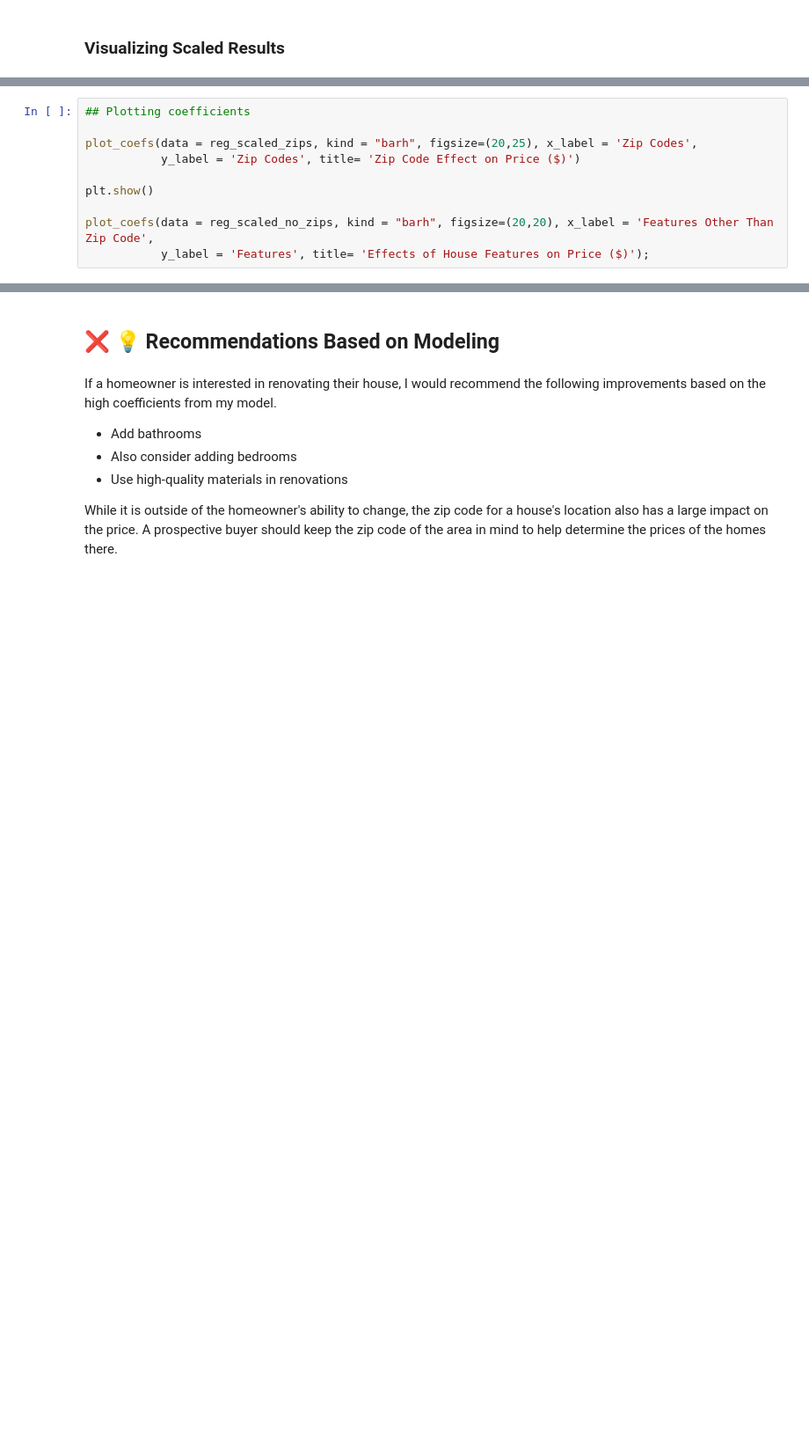
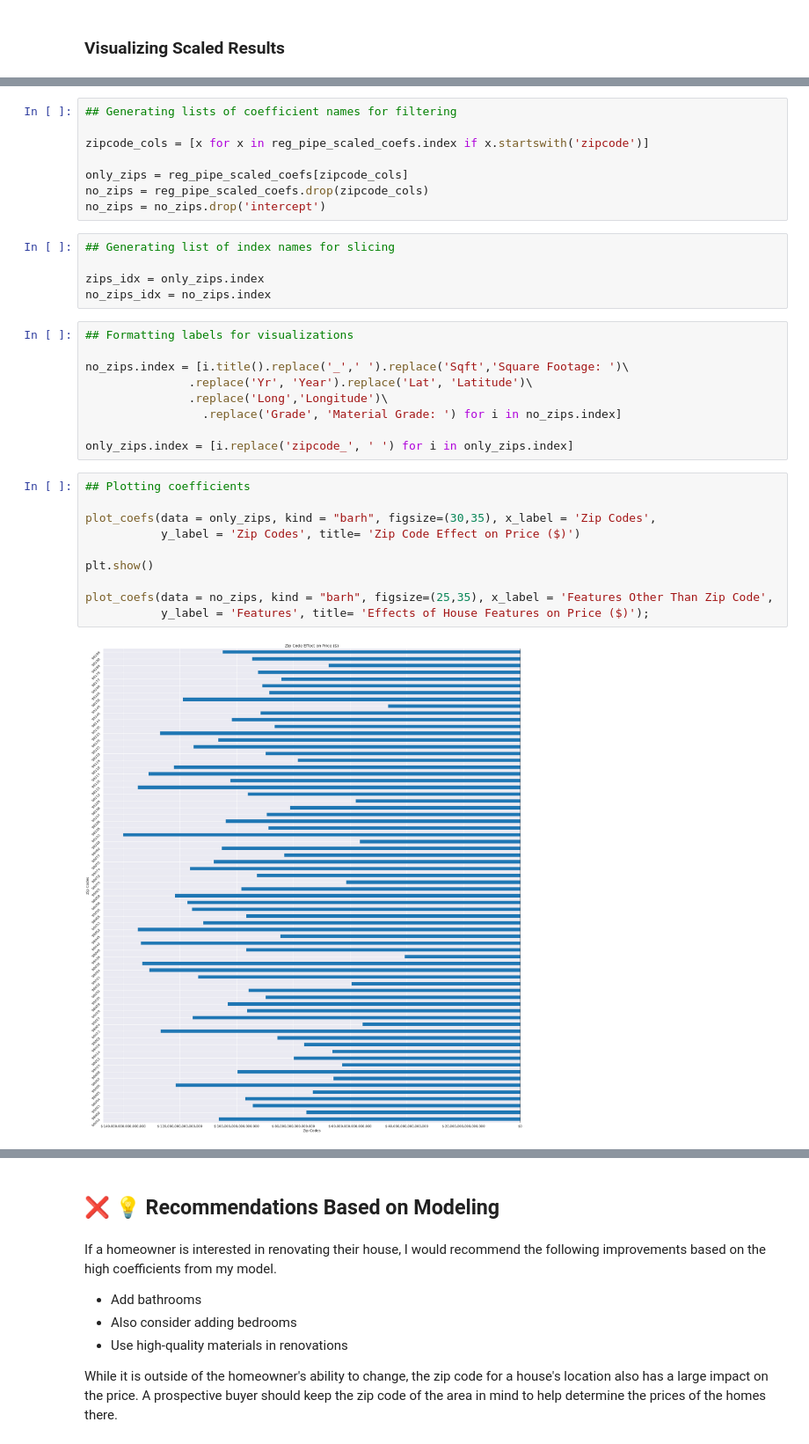
Before and after one commit to BenJMcCarty/BMC_KC_Housing_P2Project_v2, a Jupyter notebook: P2Pv2_New_Data.ipynb, the cells around one changed output, grey strips where cells are left out. Shown at 88% size. Drawn from its saved outputs; the diff is of its cells as text; blank space fills up the shorter version.

```diff
--- a/P2Pv2_New_Data.ipynb
+++ b/P2Pv2_New_Data.ipynb
@@ -919,10 +1505,34 @@ reg_scaled_no_zips
+# %%
+## Generating lists of coefficient names for filtering
+
+zipcode_cols = [x for x in reg_pipe_scaled_coefs.index if x.startswith('zipcode')]
+
+only_zips = reg_pipe_scaled_coefs[zipcode_cols]
+no_zips = reg_pipe_scaled_coefs.drop(zipcode_cols)
+no_zips = no_zips.drop('intercept')
+# %%
+## Generating list of index names for slicing
+
+zips_idx = only_zips.index
+no_zips_idx = no_zips.index
+# %%
+## Formatting labels for visualizations
+
+no_zips.index = [i.title().replace('_',' ').replace('Sqft','Square Footage: ')\
+               .replace('Yr', 'Year').replace('Lat', 'Latitude')\
+               .replace('Long','Longitude')\
+                 .replace('Grade', 'Material Grade: ') for i in no_zips.index]
+
+only_zips.index = [i.replace('zipcode_', ' ') for i in only_zips.index]
 # %%
 ## Plotting coefficients
 
-plot_coefs(data = reg_scaled_zips, kind = "barh", figsize=(20,25), x_label = 'Zip Codes',
+plot_coefs(data = only_zips, kind = "barh", figsize=(30,35), x_label = 'Zip Codes',
            y_label = 'Zip Codes', title= 'Zip Code Effect on Price ($)')
 
 plt.show()
 
-plot_coefs(data = reg_scaled_no_zips, kind = "barh", figsize=(20,20), x_label = 'Features Other Than Zip Code',
+plot_coefs(data = no_zips, kind = "barh", figsize=(25,35), x_label = 'Features Other Than Zip Code',
            y_label = 'Features', title= 'Effects of House Features on Price ($)');
+# %% [output]
+[figure, added]
```
Also changed, not shown: parts of 98 cells of this notebook, 3 other files.
